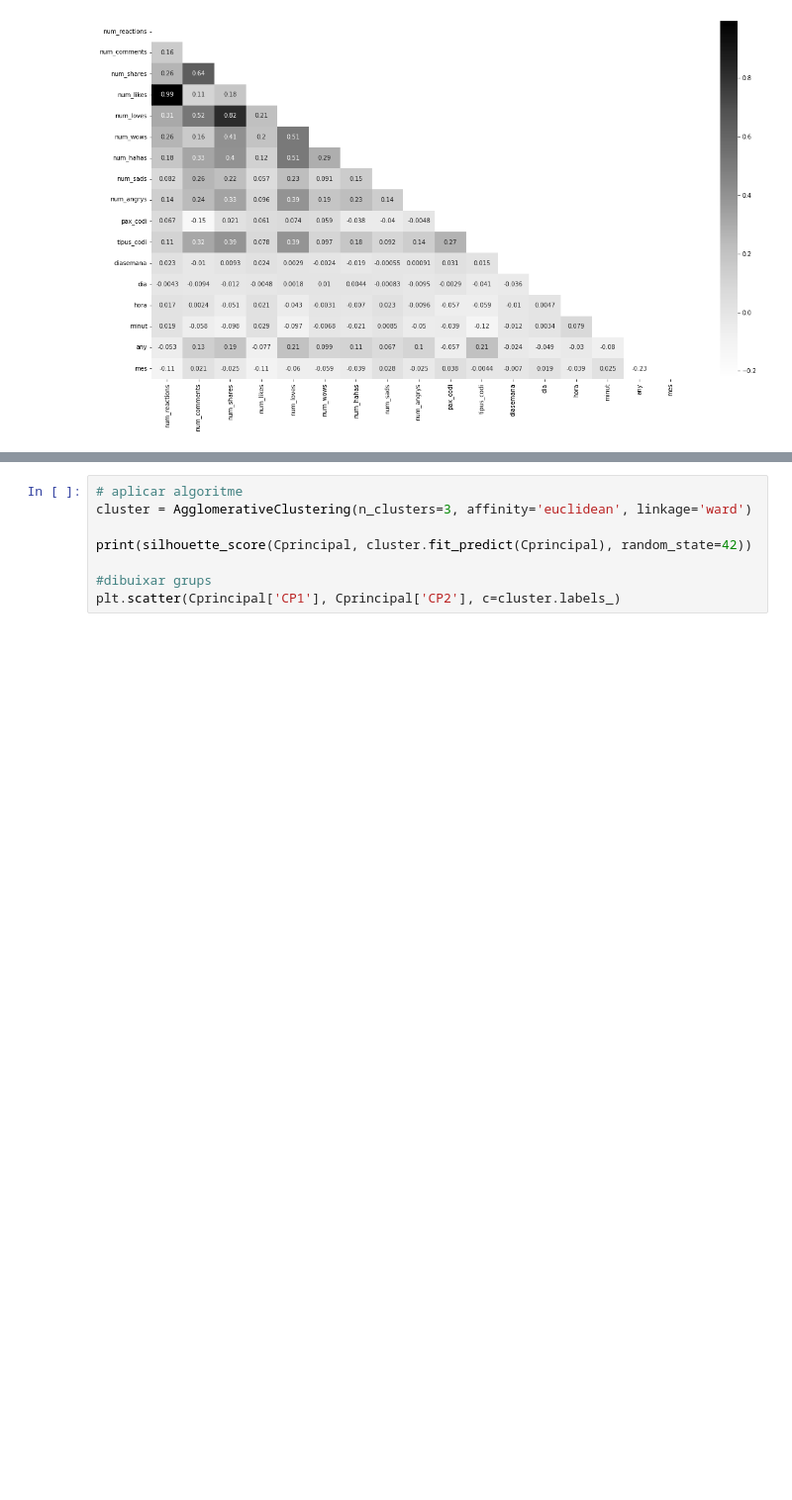
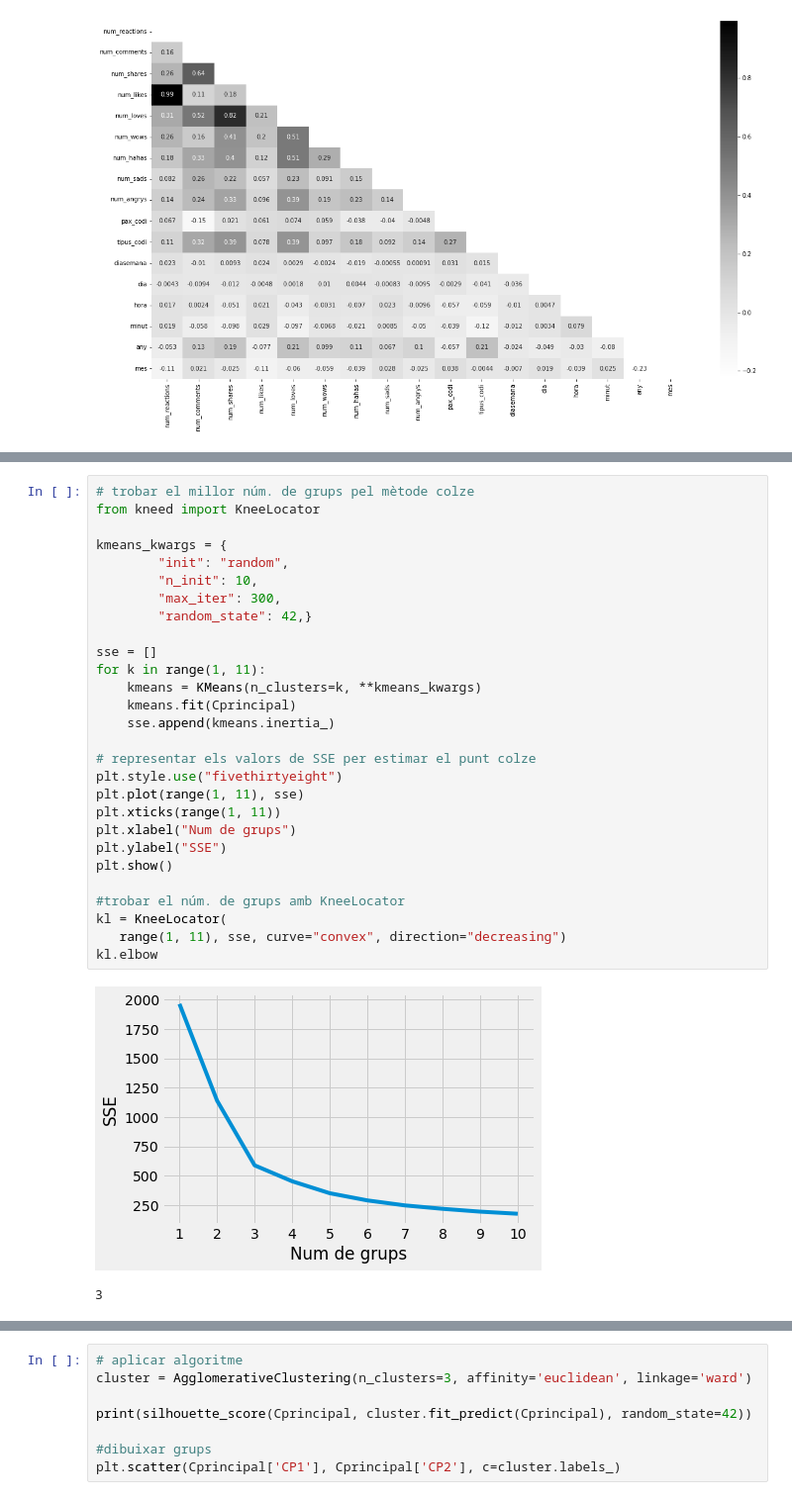
Before and after one commit to Imma-Martinez/BA_Data-science_course, a Jupyter notebook: M08_T01/exercici_M08_T01_de_1_a_3.ipynb, the cells around one changed output, grey strips where cells are left out. Shown: that part at 99% size. Drawn from its saved outputs; the diff is of its cells as text; blank space fills up the shorter version.

```diff
--- a/M08_T01/exercici_M08_T01_de_1_a_3.ipynb
+++ b/M08_T01/exercici_M08_T01_de_1_a_3.ipynb
@@ -110 +147,32 @@ plt.show()
+# %%
+# trobar el millor núm. de grups pel mètode colze
+from kneed import KneeLocator
+
+kmeans_kwargs = {
+        "init": "random",
+        "n_init": 10,
+        "max_iter": 300,
+        "random_state": 42,}
+
+sse = []
+for k in range(1, 11):
+    kmeans = KMeans(n_clusters=k, **kmeans_kwargs)
+    kmeans.fit(Cprincipal)
+    sse.append(kmeans.inertia_)
+
+# representar els valors de SSE per estimar el punt colze
+plt.style.use("fivethirtyeight")
+plt.plot(range(1, 11), sse)
+plt.xticks(range(1, 11))
+plt.xlabel("Num de grups")
+plt.ylabel("SSE")
+plt.show()
+
+#trobar el núm. de grups amb KneeLocator
+kl = KneeLocator(
+   range(1, 11), sse, curve="convex", direction="decreasing")
+kl.elbow
+# %% [output]
+[figure, added]
+3
 # %%
```
Also changed, not shown: parts of 2 cells of this notebook.
